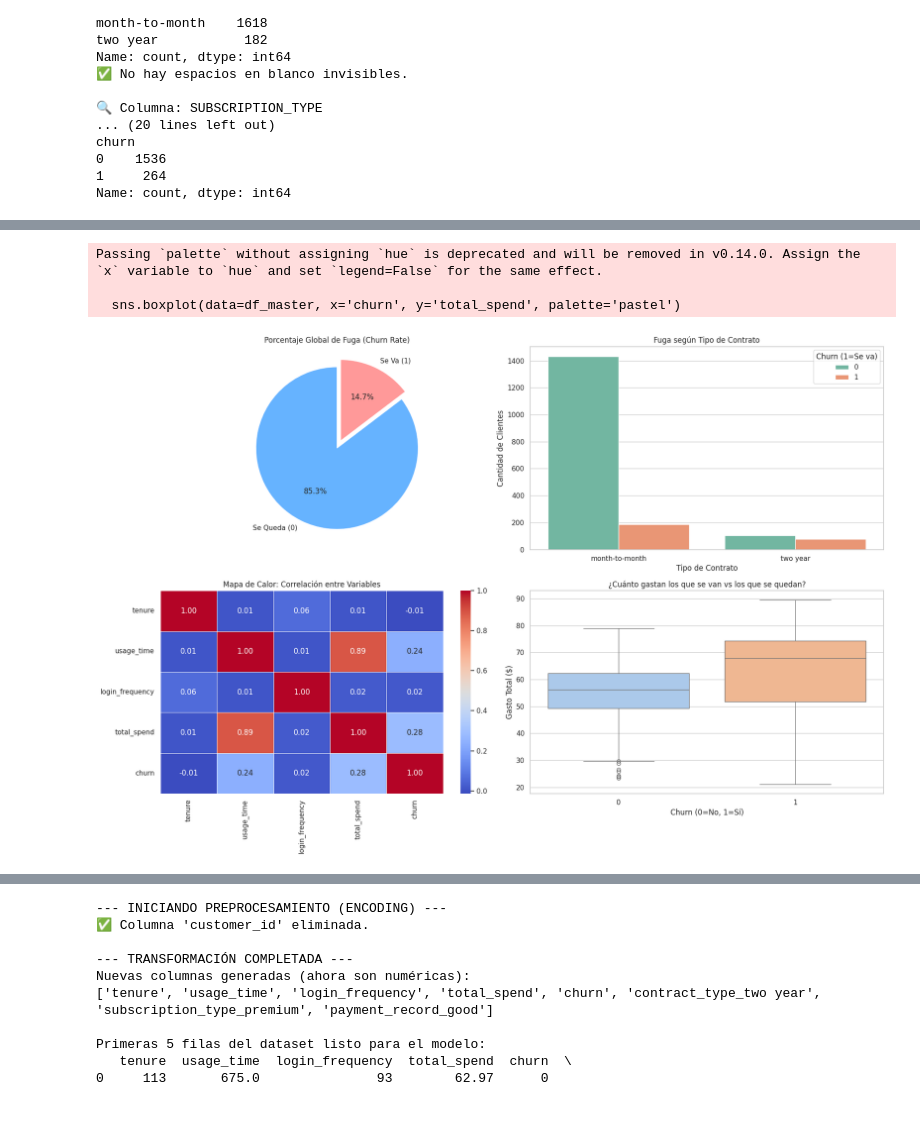
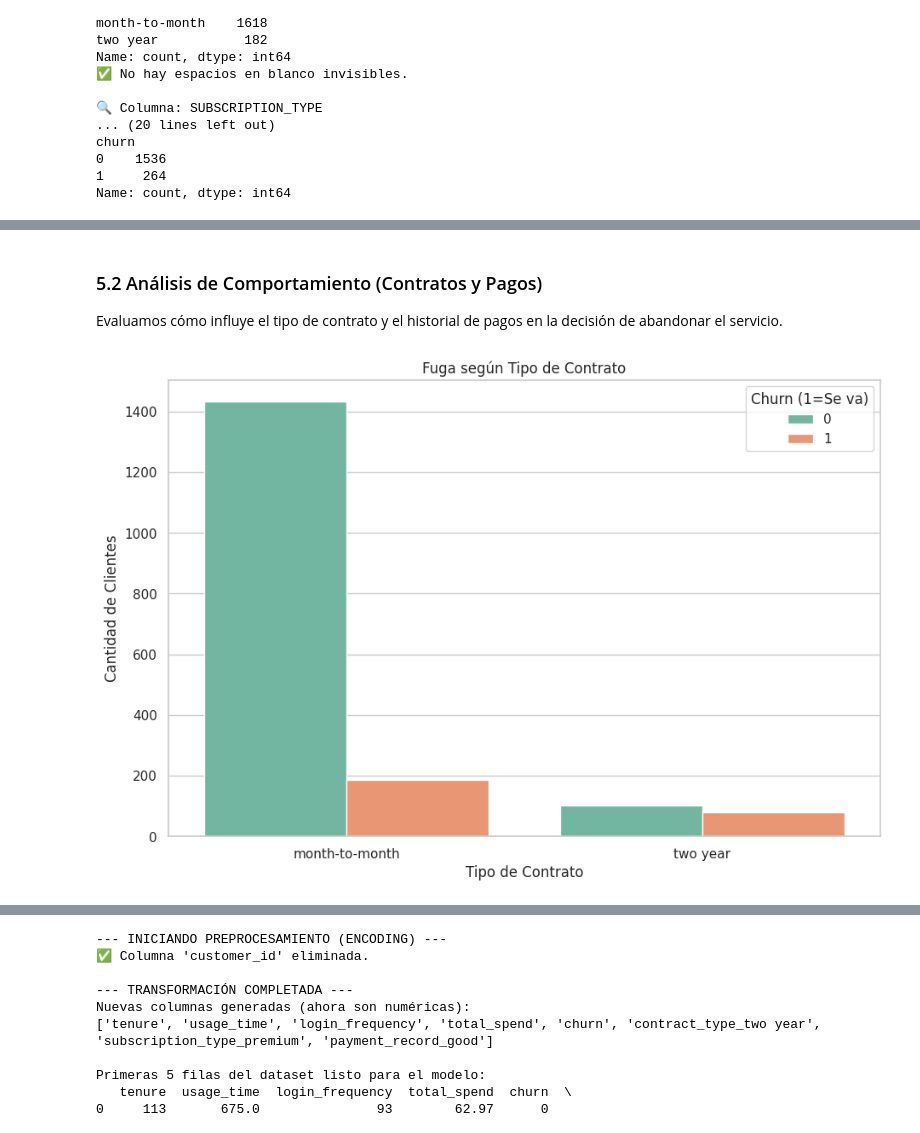
Before and after one commit to veterydaisy/Proyecto-2-ChurnInsight-Predicci-n-de-Cancelaci-n-de-Clientes-grupo-H12-25-L-Equipo-11-Data-Science, a Jupyter notebook: proyecto_churninsight_prediccion_de_cancelacion_de_clientes.ipynb, the cells around one changed output, grey strips where cells are left out. Cells and saved outputs as stored; diff of their text form; code cells hidden in the pictures.

```diff
--- a/proyecto_churninsight_prediccion_de_cancelacion_de_clientes.ipynb
+++ b/proyecto_churninsight_prediccion_de_cancelacion_de_clientes.ipynb
@@ -606,0 +591,16 @@ Muestra de IDs: ['cust-1049' 'cust-3658' 'cust-2783' 'cust-1406' 'cust-4246']
+# %%
+# Configuración de estilo
+sns.set(style="whitegrid")
+plt.figure(figsize=(18, 12))
+
+# ---  PASTEL DE CHURN (Overview) ---
+plt.subplot(2, 2, 1)
+# Usamos el conteo que ya se hizo
+churn_counts = df_master['churn'].value_counts()
+plt.pie(churn_counts, labels=['Se Queda (0)', 'Se Va (1)'], autopct='%1.1f%%',
+        colors=['#66b3ff','#ff9999'], startangle=90, explode=(0, 0.1))
+plt.title('Porcentaje Global de Fuga (Churn Rate)')
+
+
+plt.tight_layout()
+plt.show()
@@ -607,46 +609,22 @@ Muestra de IDs: ['cust-1049' 'cust-3658' 'cust-2783' 'cust-1406' 'cust-4246']
+# %% [markdown]
+### 5.2 Análisis de Comportamiento (Contratos y Pagos)
+Evaluamos cómo influye el tipo de contrato y el historial de pagos en la decisión de abandonar el servicio.
 # %%
+# Configuración de estilo
+sns.set(style="whitegrid")
+plt.figure(figsize=(18, 12))
 
-
-# Configuración de estilo profesional
-sns.set(style="whitegrid")
-plt.figure(figsize=(18, 12)) # Tamaño grande para ver bien
-
-# --- 1. PASTEL DE CHURN (Overview) ---
-plt.subplot(2, 2, 1)
-# Usamos el conteo que ya hiciste
-churn_counts = df_master['churn'].value_counts()
-plt.pie(churn_counts, labels=['Se Queda (0)', 'Se Va (1)'], autopct='%1.1f%%',
-        colors=['#66b3ff','#ff9999'], startangle=90, explode=(0, 0.1))
-plt.title('Porcentaje Global de Fuga (Churn Rate)')
-
-# --- 2. IMPACTO DEL CONTRATO (Categoría Clave) ---
+# ---  IMPACTO DEL CONTRATO (Categoría Clave) ---
 plt.subplot(2, 2, 2)
 # Gráfico de barras apiladas o agrupadas
 sns.countplot(data=df_master, x='contract_type', hue='churn', palette='Set2')
 plt.title('Fuga según Tipo de Contrato')
 plt.xlabel('Tipo de Contrato')
 plt.ylabel('Cantidad de Clientes')
 plt.legend(title='Churn (1=Se va)')
 
-# --- 3. CORRELACIÓN NUMÉRICA (Heatmap) ---
-plt.subplot(2, 2, 3)
-# Seleccionamos solo columnas numéricas para correlación
-cols_corr = ['tenure', 'usage_time', 'login_frequency', 'total_spend', 'churn']
-corr_matrix = df_master[cols_corr].corr()
-sns.heatmap(corr_matrix, annot=True, cmap='coolwarm', fmt=".2f", linewidths=0.5)
-plt.title('Mapa de Calor: Correlación entre Variables')
-
-# --- 4. DISTRIBUCIÓN DE GASTO (Boxplot) ---
-plt.subplot(2, 2, 4)
-sns.boxplot(data=df_master, x='churn', y='total_spend', palette='pastel')
-plt.title('¿Cuánto gastan los que se van vs los que se quedan?')
-plt.xlabel('Churn (0=No, 1=Sí)')
-plt.ylabel('Gasto Total ($)')
 
 plt.tight_layout()
 plt.show()
 # %% [output]
-Passing `palette` without assigning `hue` is deprecated and will be removed in v0.14.0. Assign the `x` variable to `hue` and set `legend=False` for the same effect.
-
-  sns.boxplot(data=df_master, x='churn', y='total_spend', palette='pastel')
-[figure, old version]
+[figure, new version]
```
Also changed, not shown: parts of 80 cells of this notebook.
